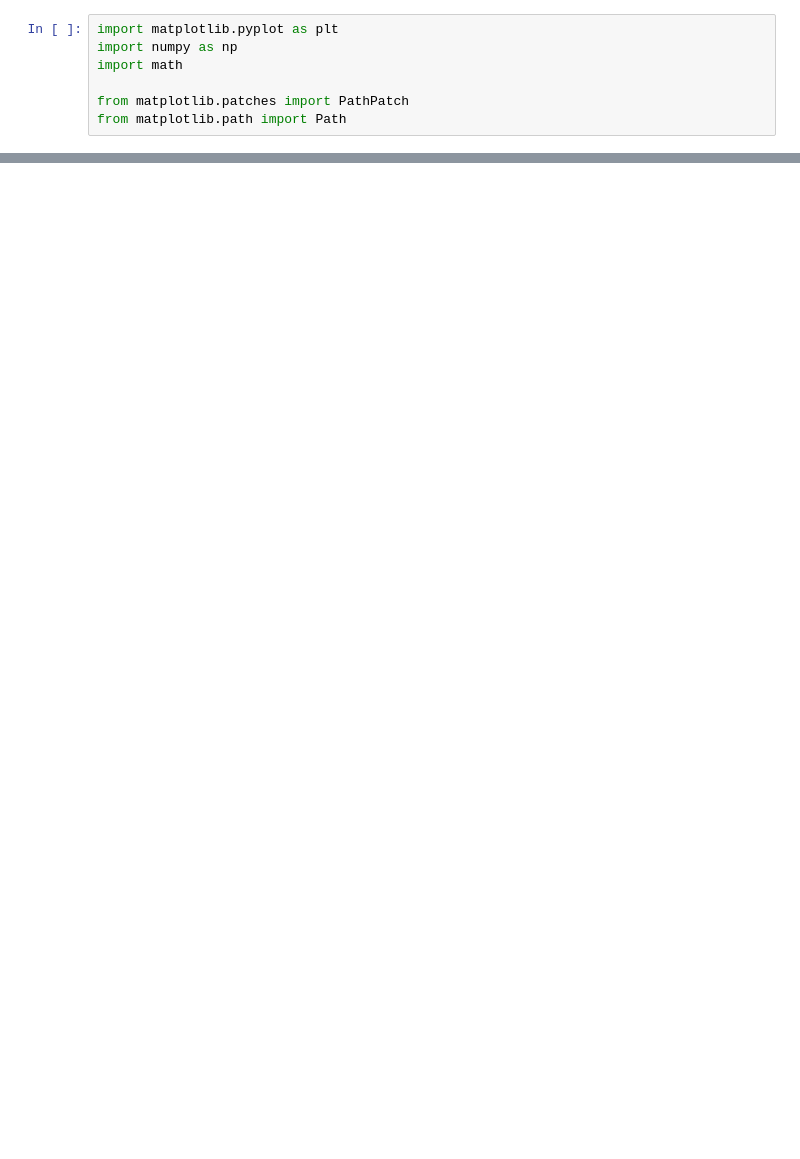
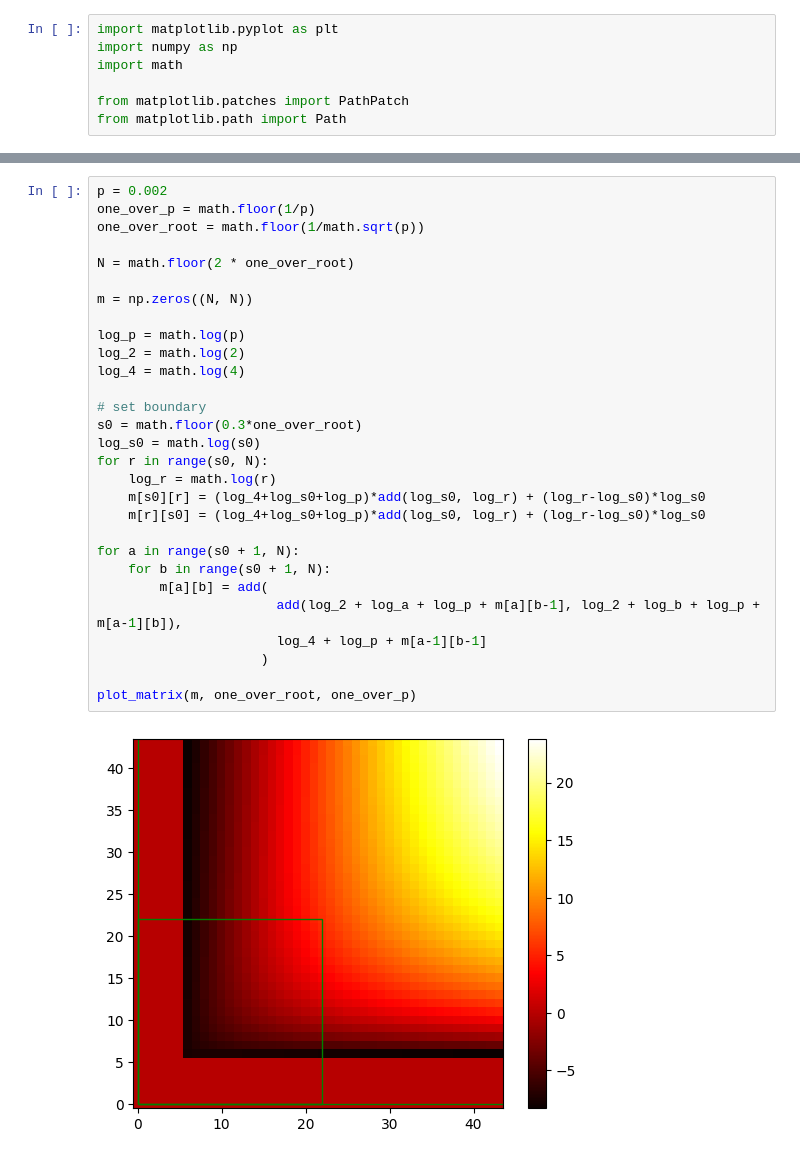
Before and after one commit to augustoteixeira/bootstrap, a Jupyter notebook: py_local_modified/Untitled.ipynb, the cells around one changed output, grey strips where cells are left out. Saved outputs shown, nothing was run; the diff lists cells and outputs as text; blank space fills up the shorter version.

```diff
--- a/py_local_modified/Untitled.ipynb
+++ b/py_local_modified/Untitled.ipynb
@@ -98,0 +100,31 @@ plot_matrix(m, one_over_root, one_over_p)
+# %%
+p = 0.002
+one_over_p = math.floor(1/p)
+one_over_root = math.floor(1/math.sqrt(p))
+
+N = math.floor(2 * one_over_root)
+
+m = np.zeros((N, N))
+
+log_p = math.log(p)
+log_2 = math.log(2)
+log_4 = math.log(4)
+
+# set boundary
+s0 = math.floor(0.3*one_over_root)
+log_s0 = math.log(s0)
+for r in range(s0, N):
+    log_r = math.log(r)
+    m[s0][r] = (log_4+log_s0+log_p)*add(log_s0, log_r) + (log_r-log_s0)*log_s0
+    m[r][s0] = (log_4+log_s0+log_p)*add(log_s0, log_r) + (log_r-log_s0)*log_s0
+
+for a in range(s0 + 1, N):
+    for b in range(s0 + 1, N):
+        m[a][b] = add(
+                       add(log_2 + log_a + log_p + m[a][b-1], log_2 + log_b + log_p + m[a-1][b]),
+                       log_4 + log_p + m[a-1][b-1]
+                     )
+
+plot_matrix(m, one_over_root, one_over_p)
+# %% [output]
+[figure, new version]
```
Also changed, not shown: parts of 5 cells of this notebook.
